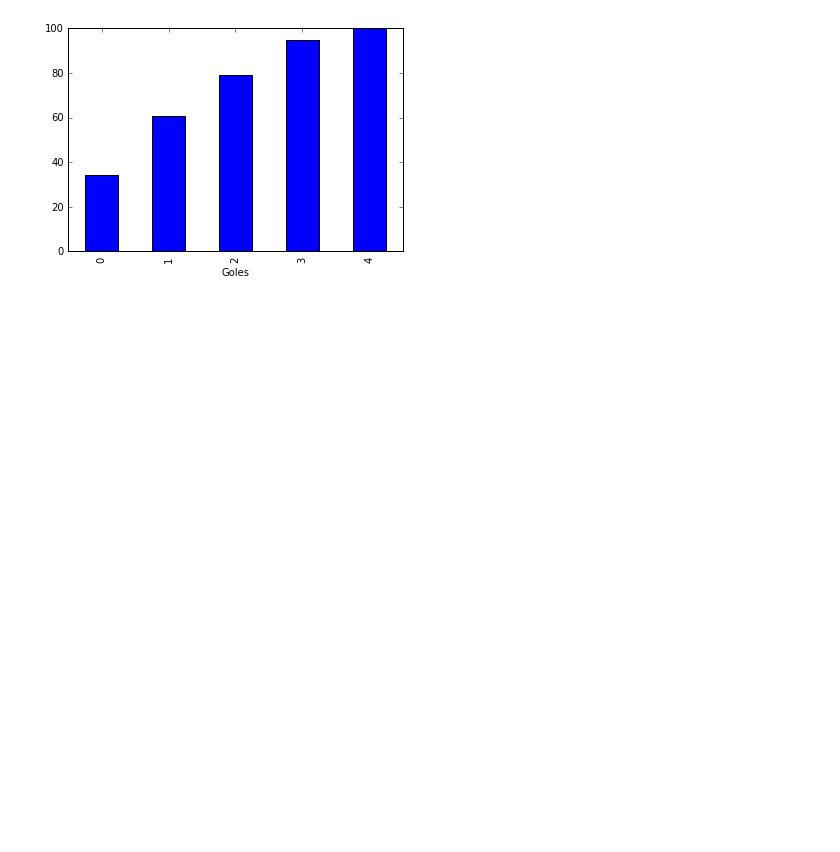
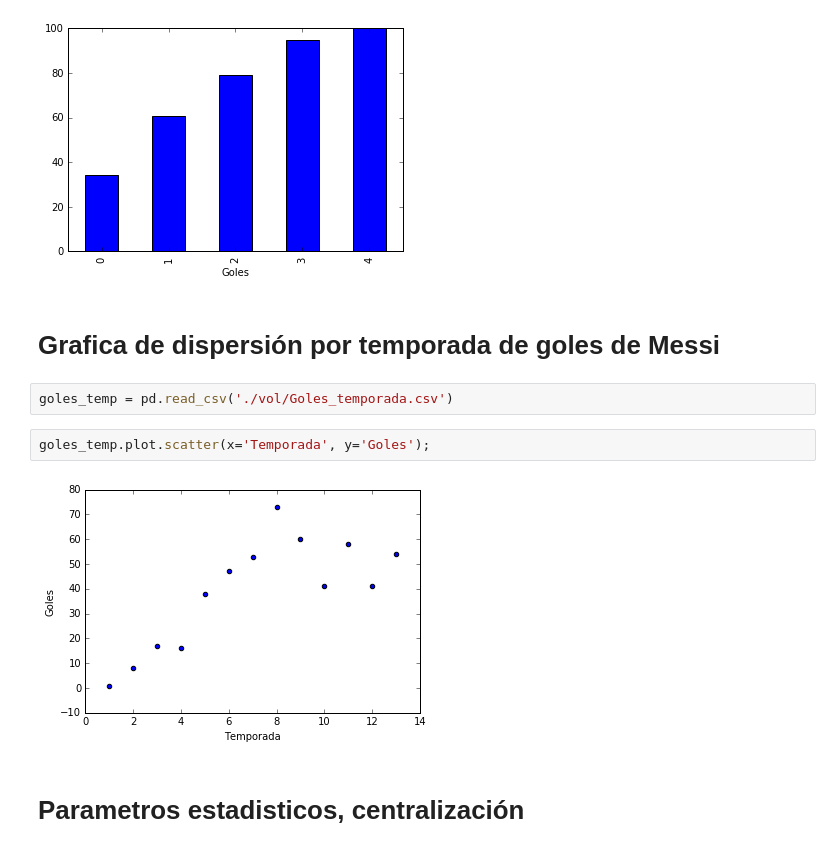
Before and after one commit to MNihil/Platzi, a Jupyter notebook: Curso de Estadistica/Tabla_Goles_Messi.ipynb, the cells around one changed output. Cells and saved outputs as stored; diff of their text form; blank space fills up the shorter version.

```diff
--- a/Curso de Estadistica/Tabla_Goles_Messi.ipynb
+++ b/Curso de Estadistica/Tabla_Goles_Messi.ipynb
@@ -36,3 +43,13 @@ goles_table['Frecuencia absoluta'].plot(kind='bar');
 goles_table['Frecuencia relativa acumulada %'].plot(kind='bar');
 # %% [output]
 [figure]
+# %% [markdown]
+# Grafica de dispersión por temporada de goles de Messi
+# %%
+goles_temp = pd.read_csv('./vol/Goles_temporada.csv')
+# %%
+goles_temp.plot.scatter(x='Temporada', y='Goles');
+# %% [output]
+[figure, added]
+# %% [markdown]
+# Parametros estadisticos, centralización
```
Also changed, not shown: parts of 5 cells of this notebook, 3 other files.
